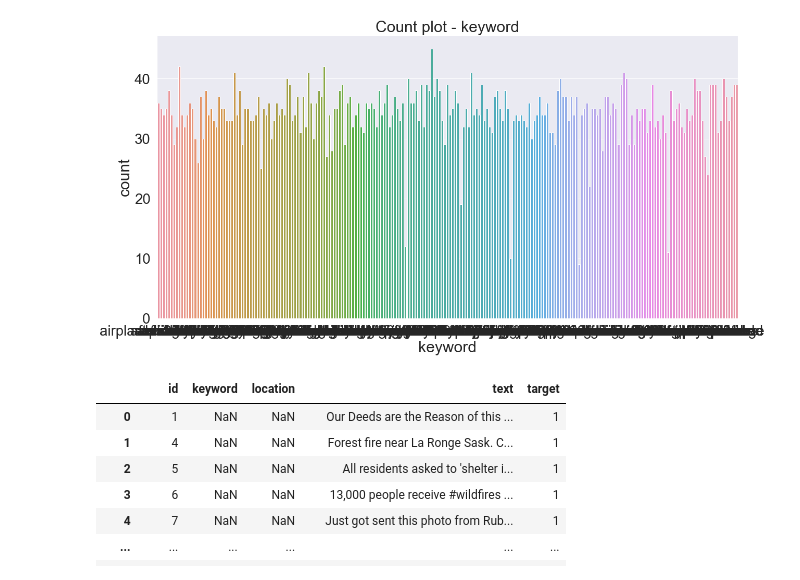
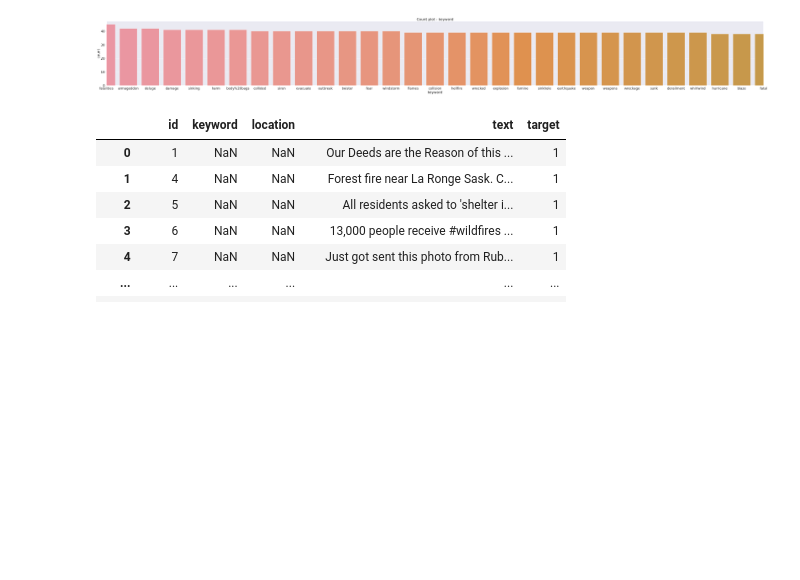
Before and after one commit to jerife/Kaggle, a Jupyter notebook: 05 Natural Language Processing with Disaster Tweets.ipynb, the cells around one changed output. Saved outputs shown, nothing was run; the diff lists cells and outputs as text; code cells hidden in the pictures; blank space fills up the shorter version.

```diff
--- a/05 Natural Language Processing with Disaster Tweets.ipynb
+++ b/05 Natural Language Processing with Disaster Tweets.ipynb
@@ -7,4 +30,5 @@ plt.style.use('seaborn')
 sns.set(font_scale=2.5)
 %matplotlib inline
 # %%
-df = pd.read_csv('/Users/jerife/data/nlp-getting-started/train.csv')
+df=pd.read_csv('/kaggle/input/nlp-getting-started/train.csv')
+df
@@ -53,12 +84,15 @@ array([nan, 'ablaze', 'accident', 'aftershock', 'airplane%20accident',
        'whirlwind', 'wild%20fires', 'wildfire', 'windstorm', 'wounded',
        'wounds', 'wreck', 'wreckage', 'wrecked'], dtype=object)
 # %%
-f,ax = plt.subplots(1,1,figsize=(20,10))
-sns.countplot('keyword',data=df,ax=ax)
+
+f,ax = plt.subplots(1,1,figsize=(100,10))
+sns.countplot('keyword',data=df,ax=ax,order=df['keyword'].value_counts().index)
 ax.set_title('Count plot - keyword')
+ax.set_xlim(0,30)
+
 plt.show()
 # %% [output]
-[figure, old version]
+[figure, new version]
 # %%
 df
 # %% [output]
```
Also changed, not shown: parts of 17 cells of this notebook.
